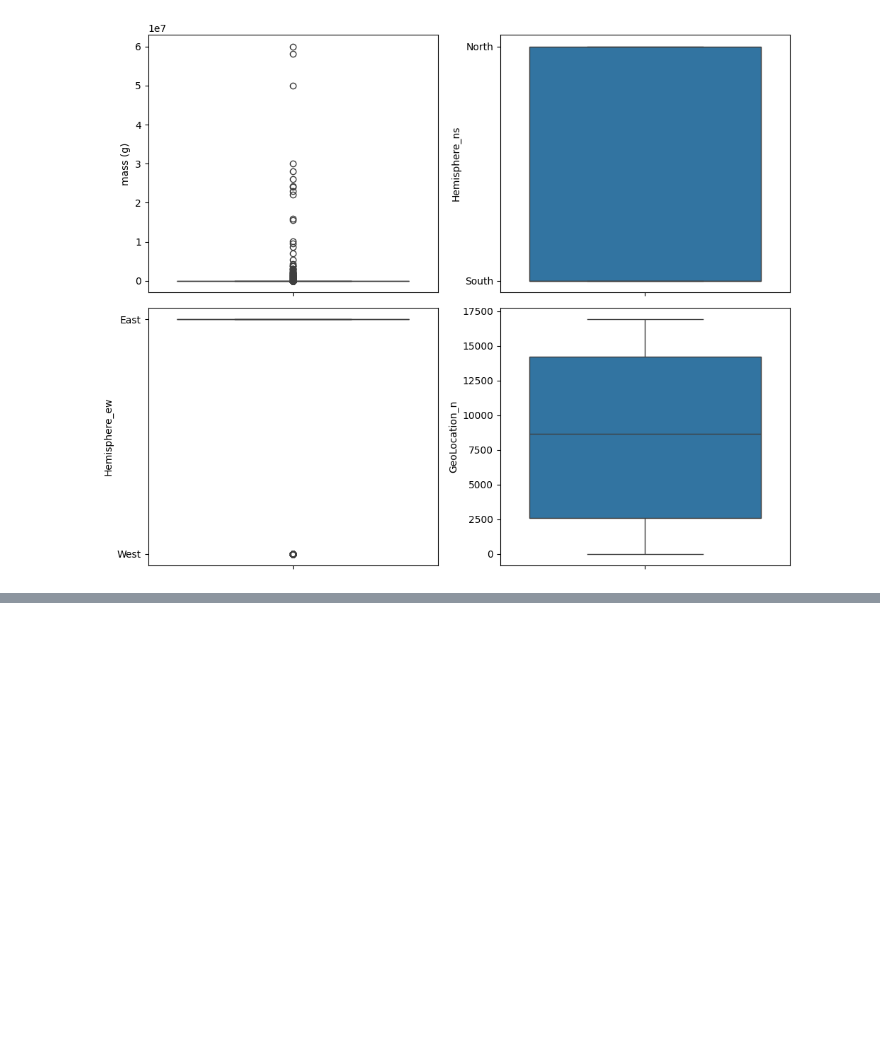
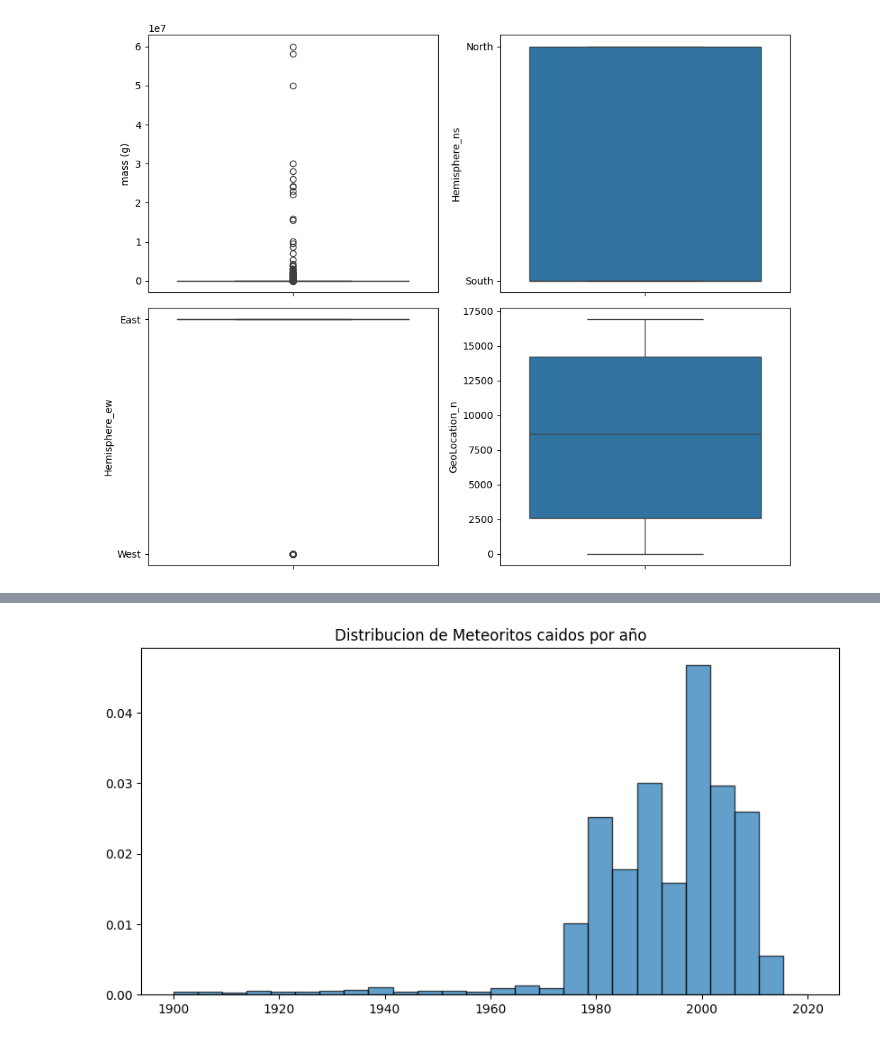
Before and after one commit to PabloRoblesA/Prologo_Proyecto, a Jupyter notebook: src/EDA.ipynb, the cells around one changed output, grey strips where cells are left out. Saved outputs shown, nothing was run; the diff lists cells and outputs as text; code cells hidden in the pictures; blank space fills up the shorter version.

```diff
--- a/src/EDA.ipynb
+++ b/src/EDA.ipynb
@@ -260,0 +276,9 @@ plt.show()
+# %%
+data = df['year']
+
+plt.figure(figsize = (10, 5))
+plt.hist(data, bins = 'doane', range=(1900,2020), density=True,edgecolor= 'black', alpha = 0.7)
+plt.title("Distribucion de Meteoritos caidos por año")
+plt.show()
+# %% [output]
+[figure, added]
```
Also changed, not shown: parts of 3 cells of this notebook, 2 other files.
